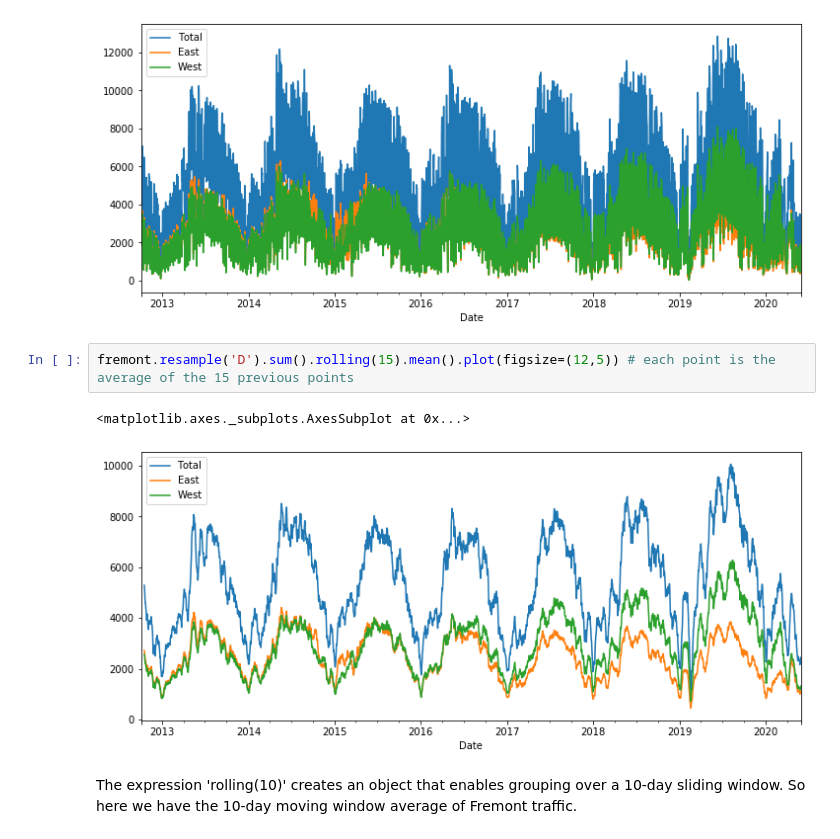
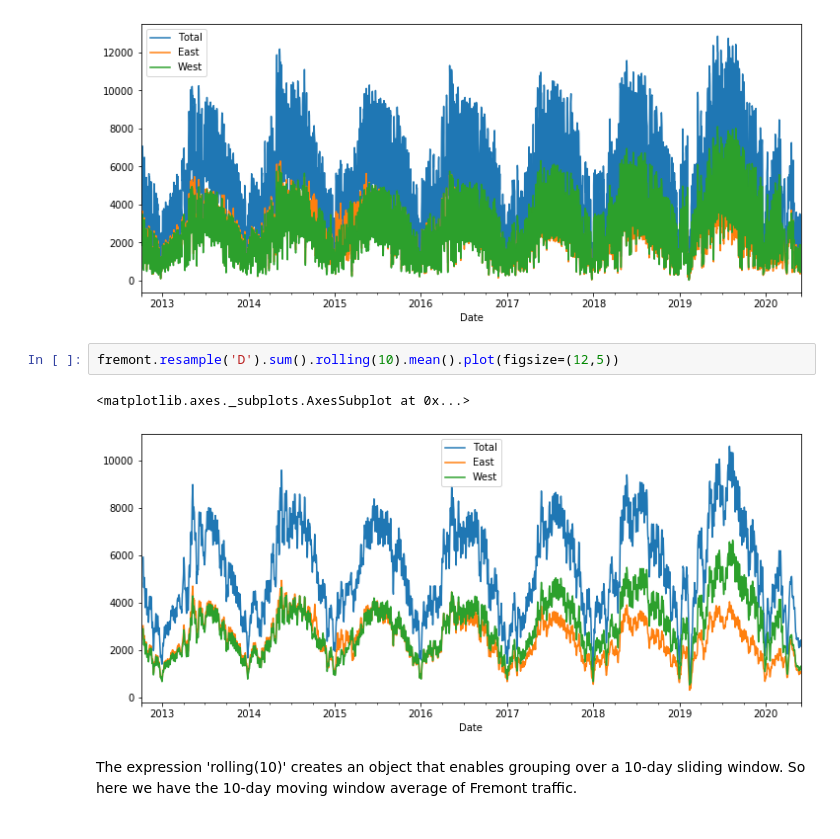
Before and after one commit to um-perez-alvaro/Data-Science-Practice-bis, a Jupyter notebook: Pandas and Matplotlib/Part IV.ipynb, the cells around one changed output. Saved outputs shown, nothing was run; the diff lists cells and outputs as text.

```diff
--- a/Pandas and Matplotlib/Part IV.ipynb
+++ b/Pandas and Matplotlib/Part IV.ipynb
@@ -738,10 +738,10 @@ fremont.resample('D').sum().plot(figsize=(12,5)) # data is very spiky
 <matplotlib.axes._subplots.AxesSubplot at 0x...>
 [figure]
 # %%
-fremont.resample('D').sum().rolling(15).mean().plot(figsize=(12,5)) # each point is the average of the 15 previous points
+fremont.resample('D').sum().rolling(10).mean().plot(figsize=(12,5))
 # %% [output]
 <matplotlib.axes._subplots.AxesSubplot at 0x...>
-[figure, old version]
+[figure, new version]
 # %% [markdown]
 The expression 'rolling(10)' creates an object that enables grouping over a 10-day sliding window.
 So here we have the 10-day moving window average of Fremont traffic.
```
Also changed, not shown: 1 other file.
